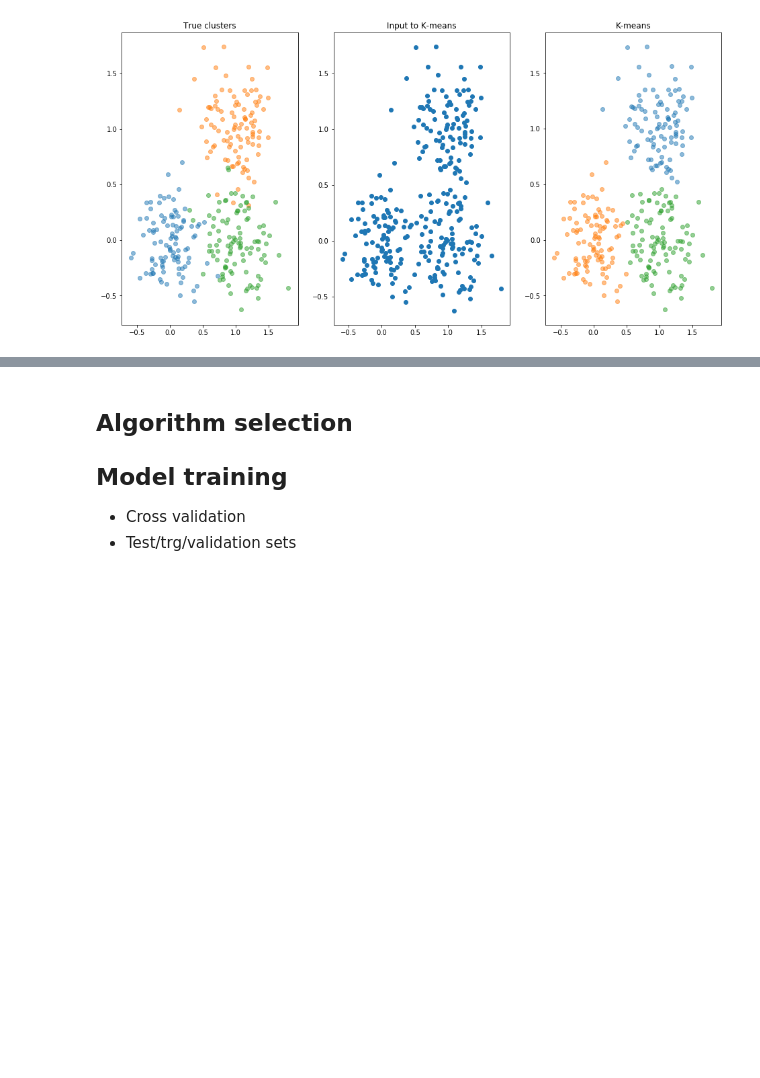
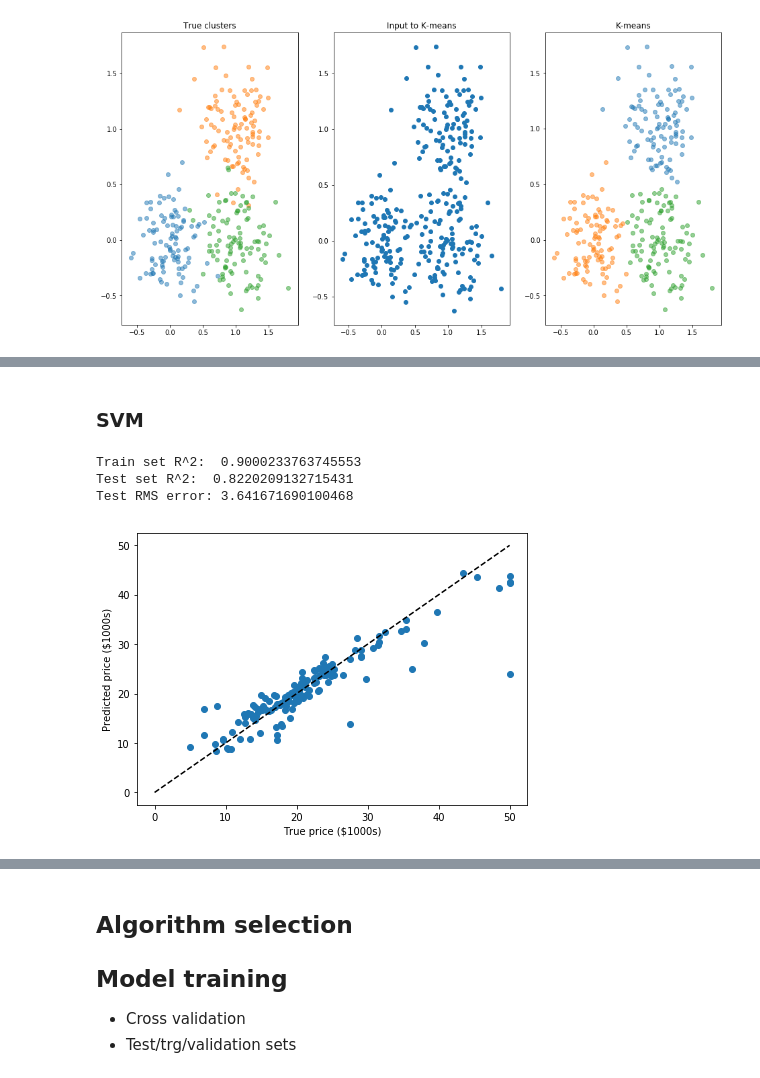
Before and after one commit to tjs23/python_ml_course, a Jupyter notebook: LMB_Python_Machine_Learning.ipynb, the cells around one changed output, grey strips where cells are left out. Cells and saved outputs as stored; diff of their text form; code cells hidden in the pictures; blank space fills up the shorter version.

```diff
--- a/LMB_Python_Machine_Learning.ipynb
+++ b/LMB_Python_Machine_Learning.ipynb
@@ -886,0 +968,25 @@ plt.show()
+# %% [markdown]
+### SVM
+# %%
+from sklearn import svm
+
+svr = svm.SVR(gamma='auto', C=10.0, epsilon=0.1).fit(X_train, y_train)
+
+predicted = svr.predict(X_test)
+expected = y_test
+
+print("Train set R^2: ", svr.score(X_train, y_train))
+print("Test set R^2: ", svr.score(X_test, y_test))
+print("Test RMS error: %r " % np.sqrt(np.mean((predicted - expected) ** 2)))
+
+plt.figure(figsize=(7,5))
+plt.scatter(expected, predicted)
+plt.plot([0, 50], [0, 50], '--k')
+plt.xlabel('True price ($1000s)')
+plt.ylabel('Predicted price ($1000s)')
+plt.show()
+# %% [output]
+Train set R^2:  0.9000233763745553
+Test set R^2:  0.8220209132715431
+Test RMS error: 3.641671690100468
+[figure, added]
```
Also changed, not shown: parts of 15 cells of this notebook.
